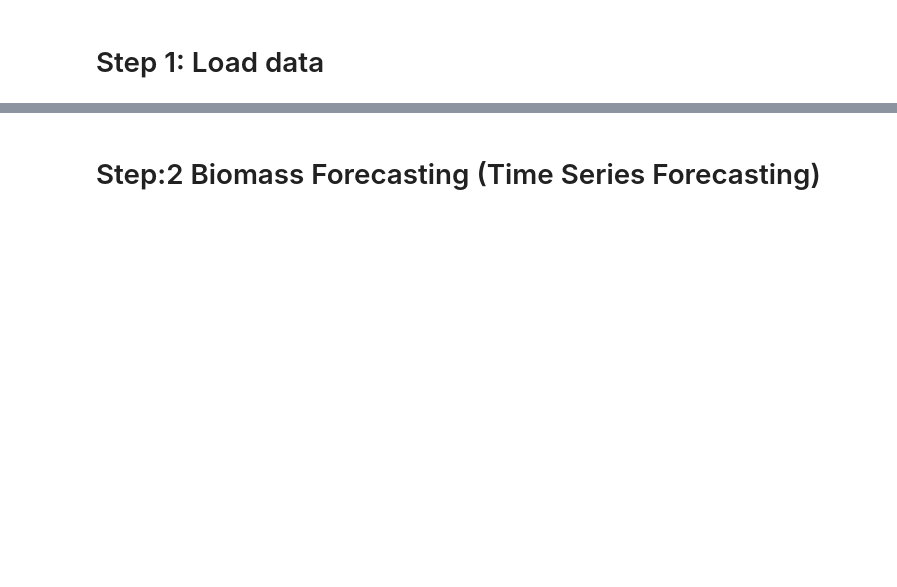
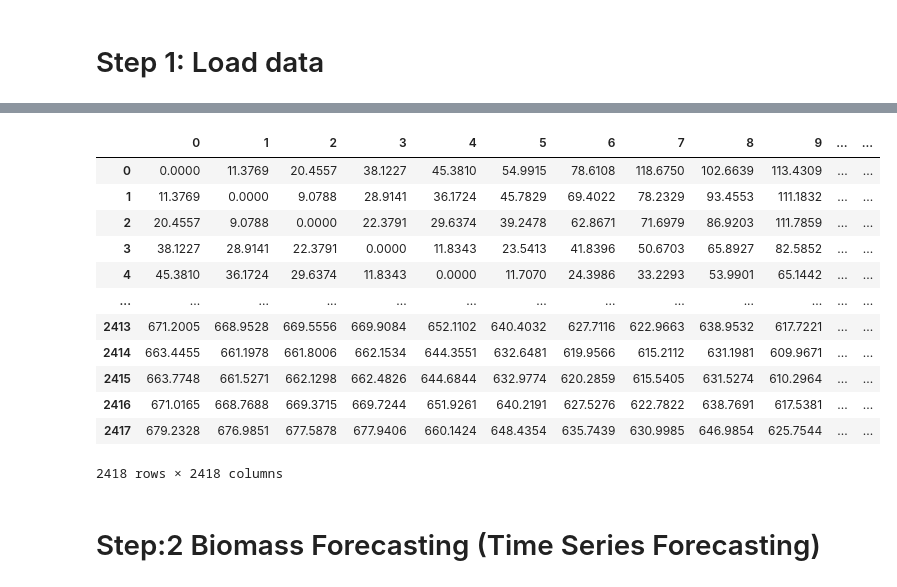
Before and after one commit to sidd6p/Shell-.ai-Hackathon-for-Sustainable-and-Affordable-Energy, a Jupyter notebook: shell-ai-waste-to-energy.ipynb, the cells around one changed output, grey strips where cells are left out. Cells and saved outputs as stored; diff of their text form; code cells hidden in the pictures; blank space fills up the shorter version.

Commit message:
Kaggle Notebook | Shell AI Waste to energy | Version 54

```diff
--- a/shell-ai-waste-to-energy.ipynb
+++ b/shell-ai-waste-to-energy.ipynb
@@ -43,0 +29,35 @@ distance_matrix_df = pd.read_csv('/kaggle/input/biomasshistory/dataset/Distance_
+# %%
+# Load the biomass history data from the CSV file
+biomass_history_df = pd.read_csv('/kaggle/input/biomasshistory/dataset/Biomass_History.csv')
+
+# Load the distance matrix data from the CSV file
+distance_matrix_df = pd.read_csv('/kaggle/input/biomasshistory/dataset/Distance_Matrix.csv')
+distance_matrix_df = distance_matrix_df.drop(distance_matrix_df.columns[0], axis=1)
+
+# # Load the best_sites_2018 data from the CSV file
+# best_sites_2018 = {}
+# with open('/kaggle/input/shell-ai-outputs/best_sites_2018_1179.csv', mode='r') as file:
+#     csv_reader = csv.DictReader(file)
+#     for row in csv_reader:
+#         site = row['1161']
+#         distance = float(row['536395.6749999997'])
+#         best_sites_2018[site] = distance
+
+# # Load the best_sites_2019 data from the CSV file
+# best_sites_2019 = {}
+# with open('/kaggle/input/shell-ai-outputs/best_sites_2019_1179.csv', mode='r') as file:
+#     csv_reader = csv.DictReader(file)
+#     for row in csv_reader:
+#         site = row['1161']
+#         distance = float(row['536395.6749999997'])
+#         best_sites_2019[site] = distance
+
+
+# # Load the distance_sum_sites data from the CSV file
+# distance_sum_sites = {}
+# with open('/kaggle/input/shell-ai-outputs/distance_sum_sites_1179.csv', mode='r') as file:
+#     csv_reader = csv.DictReader(file)
+#     for row in csv_reader:
+#         site = row['0']
+#         distance = float(row['5844306'])
+#         distance_sum_sites[site] = distance
@@ -43,0 +80,16 @@ distance_matrix_df = pd.read_csv('/kaggle/input/biomasshistory/dataset/Distance_
+# %%
+distance_matrix_df
+# %% [output]
+|  | 0 | 1 | 2 | 3 | 4 | 5 | 6 | 7 | 8 | 9 | ... | ... |
+| 0 | 0.0000 | 11.3769 | 20.4557 | 38.1227 | 45.3810 | 54.9915 | 78.6108 | 118.6750 | 102.6639 | 113.4309 | ... | ... |
+| 1 | 11.3769 | 0.0000 | 9.0788 | 28.9141 | 36.1724 | 45.7829 | 69.4022 | 78.2329 | 93.4553 | 111.1832 | ... | ... |
+| 2 | 20.4557 | 9.0788 | 0.0000 | 22.3791 | 29.6374 | 39.2478 | 62.8671 | 71.6979 | 86.9203 | 111.7859 | ... | ... |
+| 3 | 38.1227 | 28.9141 | 22.3791 | 0.0000 | 11.8343 | 23.5413 | 41.8396 | 50.6703 | 65.8927 | 82.5852 | ... | ... |
+| 4 | 45.3810 | 36.1724 | 29.6374 | 11.8343 | 0.0000 | 11.7070 | 24.3986 | 33.2293 | 53.9901 | 65.1442 | ... | ... |
+| ... | ... | ... | ... | ... | ... | ... | ... | ... | ... | ... | ... | ... |
+| 2413 | 671.2005 | 668.9528 | 669.5556 | 669.9084 | 652.1102 | 640.4032 | 627.7116 | 622.9663 | 638.9532 | 617.7221 | ... | ... |
+| 2414 | 663.4455 | 661.1978 | 661.8006 | 662.1534 | 644.3551 | 632.6481 | 619.9566 | 615.2112 | 631.1981 | 609.9671 | ... | ... |
+| 2415 | 663.7748 | 661.5271 | 662.1298 | 662.4826 | 644.6844 | 632.9774 | 620.2859 | 615.5405 | 631.5274 | 610.2964 | ... | ... |
+| 2416 | 671.0165 | 668.7688 | 669.3715 | 669.7244 | 651.9261 | 640.2191 | 627.5276 | 622.7822 | 638.7691 | 617.5381 | ... | ... |
+| 2417 | 679.2328 | 676.9851 | 677.5878 | 677.9406 | 660.1424 | 648.4354 | 635.7439 | 630.9985 | 646.9854 | 625.7544 | ... | ... |
+2418 rows × 2418 columns
```
Also changed, not shown: parts of 12 cells of this notebook.
